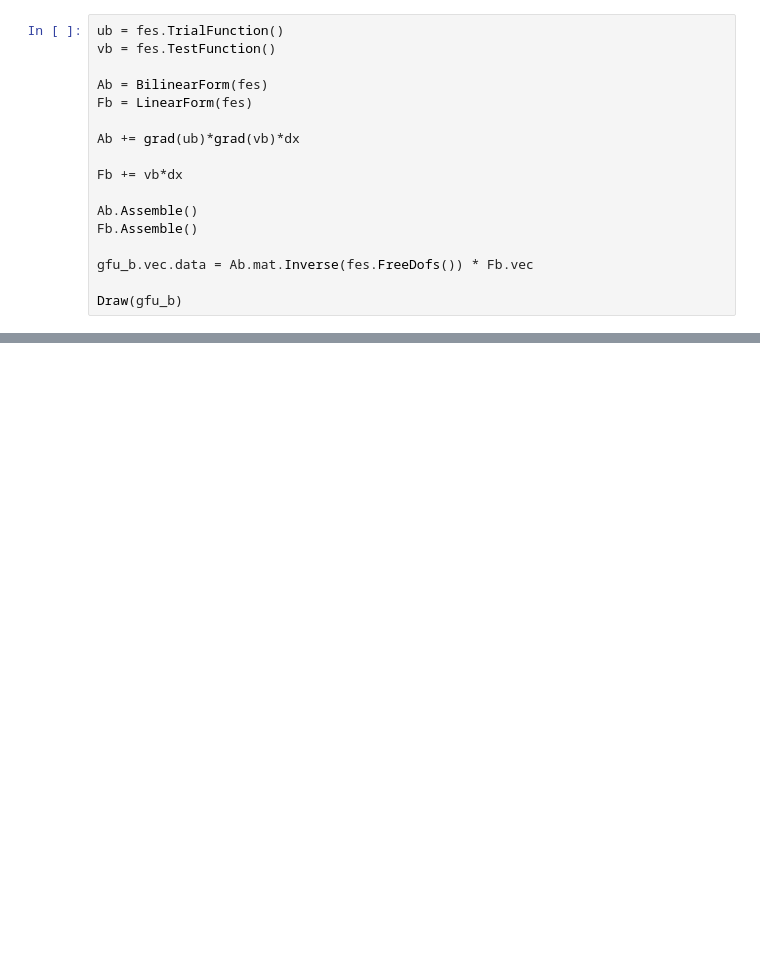
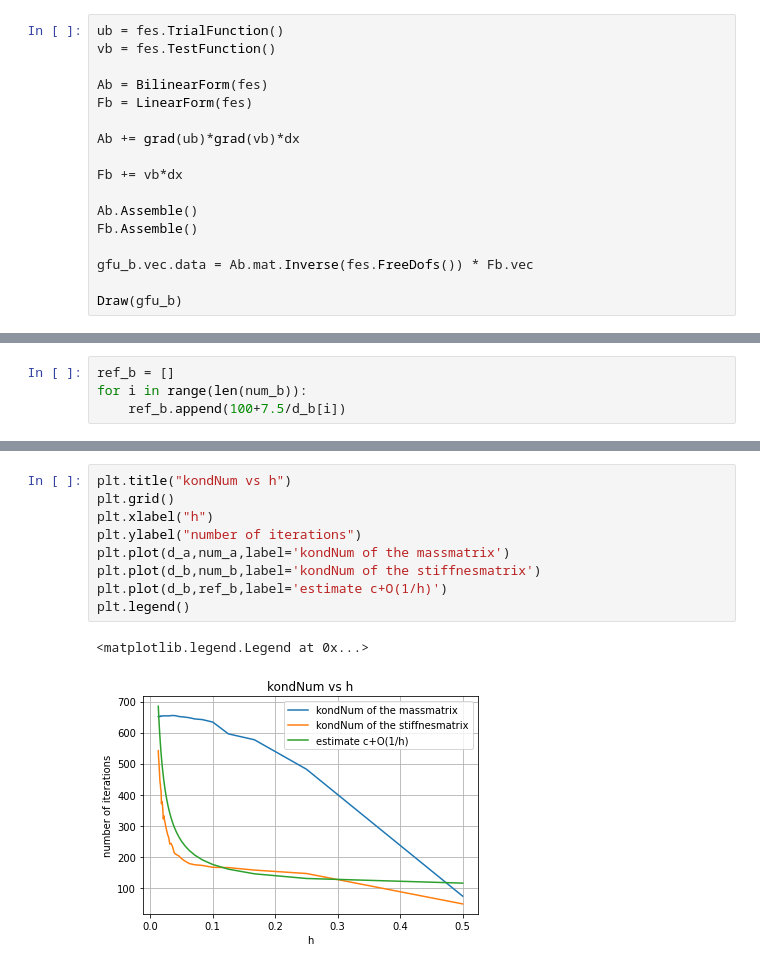
Before and after one commit to GenosW/num-pde, a Jupyter notebook: Exercises/Ex8/8.1.ipynb, the cells around one changed output, grey strips where cells are left out. Drawn from its saved outputs; the diff is of its cells as text; blank space fills up the shorter version.

```diff
--- a/Exercises/Ex8/8.1.ipynb
+++ b/Exercises/Ex8/8.1.ipynb
@@ -55,0 +180,4 @@ Draw(gfu_b)
+# %%
+ref_b = []
+for i in range(len(num_b)):
+    ref_b.append(100+7.5/d_b[i])
@@ -55,0 +204,12 @@ Draw(gfu_b)
+# %%
+plt.title("kondNum vs h")
+plt.grid()
+plt.xlabel("h")
+plt.ylabel("number of iterations")
+plt.plot(d_a,num_a,label='kondNum of the massmatrix')
+plt.plot(d_b,num_b,label='kondNum of the stiffnesmatrix')
+plt.plot(d_b,ref_b,label='estimate c+O(1/h)')
+plt.legend()
+# %% [output]
+<matplotlib.legend.Legend at 0x...>
+[figure, added]
```
Also changed, not shown: parts of 8 cells of this notebook.
